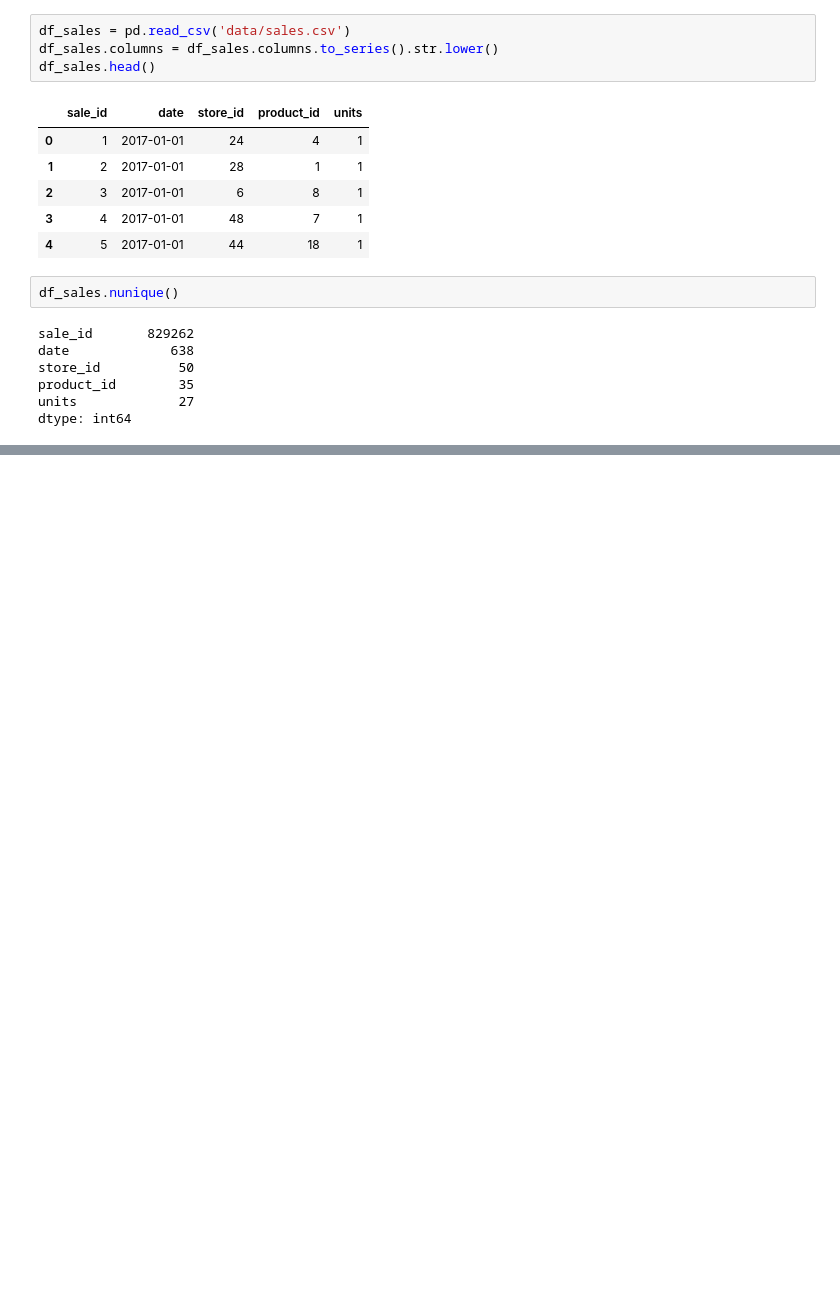
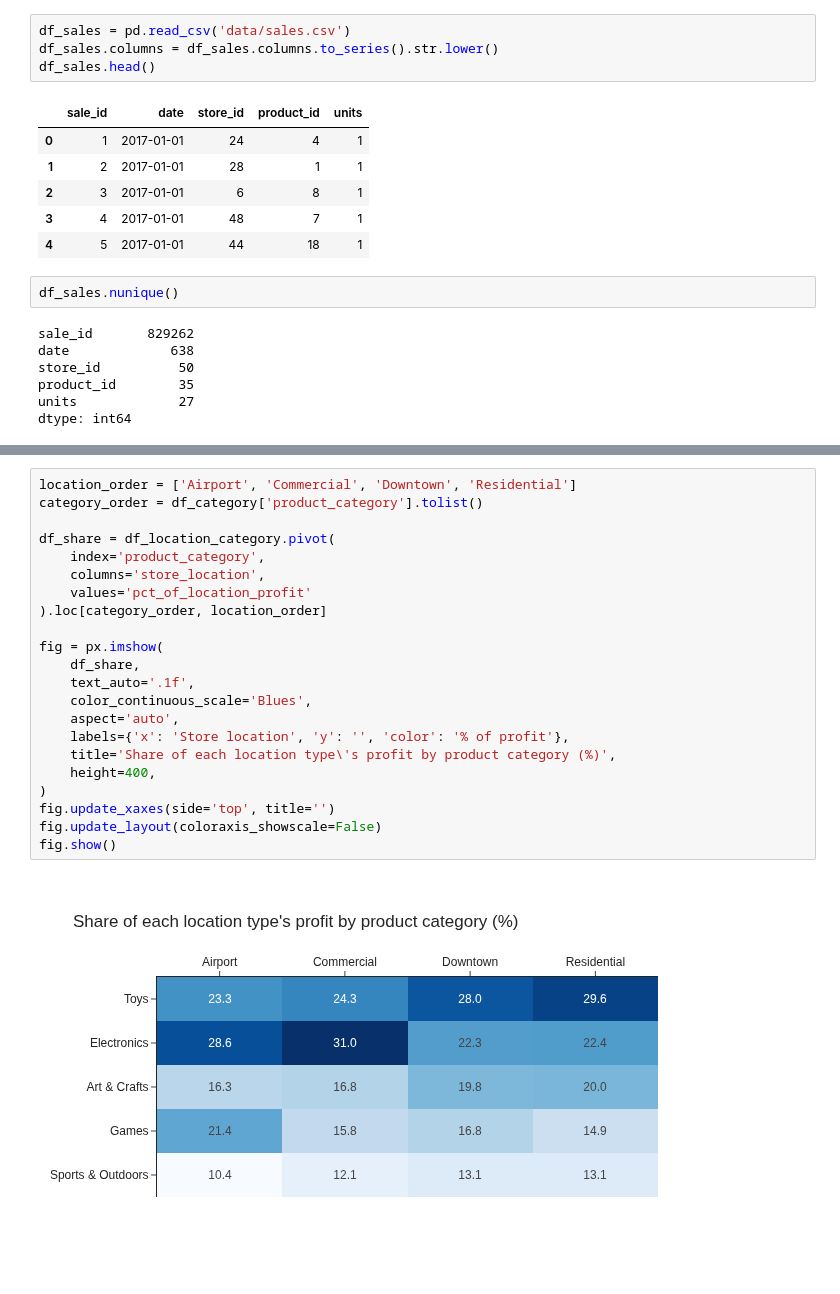
Before and after one commit to subwaymatch/analytics-case-development, a Jupyter notebook: maven-toy-sales-relational-db/create-database-file.ipynb, the cells around one changed output, grey strips where cells are left out. Saved outputs shown, nothing was run; the diff lists cells and outputs as text; blank space fills up the shorter version.

```diff
--- a/maven-toy-sales-relational-db/create-database-file.ipynb
+++ b/maven-toy-sales-relational-db/create-database-file.ipynb
@@ -144,0 +562,24 @@ memory usage: 31.6+ MB
+# %%
+location_order = ['Airport', 'Commercial', 'Downtown', 'Residential']
+category_order = df_category['product_category'].tolist()
+
+df_share = df_location_category.pivot(
+    index='product_category',
+    columns='store_location',
+    values='pct_of_location_profit'
+).loc[category_order, location_order]
+
+fig = px.imshow(
+    df_share,
+    text_auto='.1f',
+    color_continuous_scale='Blues',
+    aspect='auto',
+    labels={'x': 'Store location', 'y': '', 'color': '% of profit'},
+    title='Share of each location type\'s profit by product category (%)',
+    height=400,
+)
+fig.update_xaxes(side='top', title='')
+fig.update_layout(coloraxis_showscale=False)
+fig.show()
+# %% [output]
+[figure, added]
```
Also changed, not shown: parts of 99 cells of this notebook, 1 other file.
